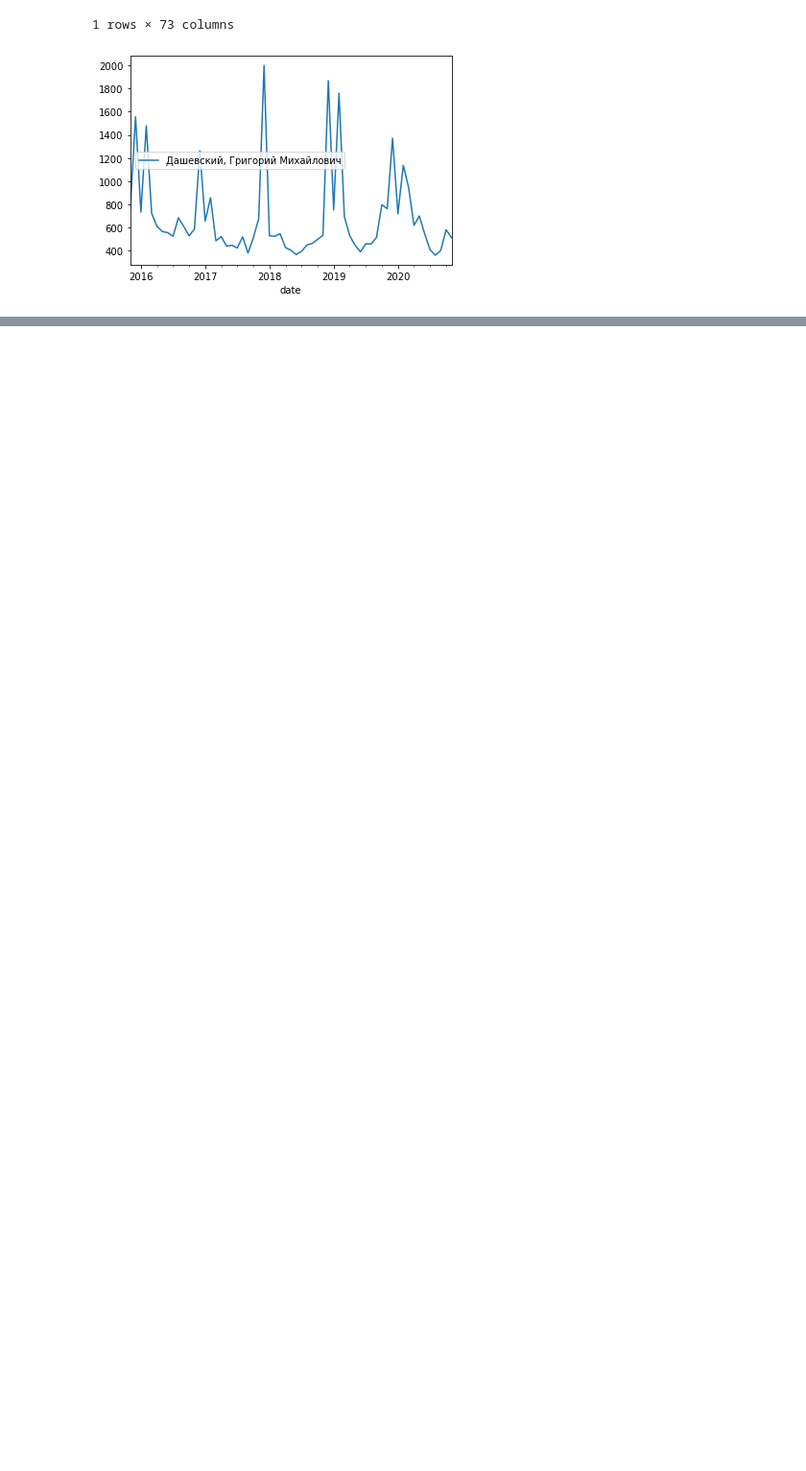
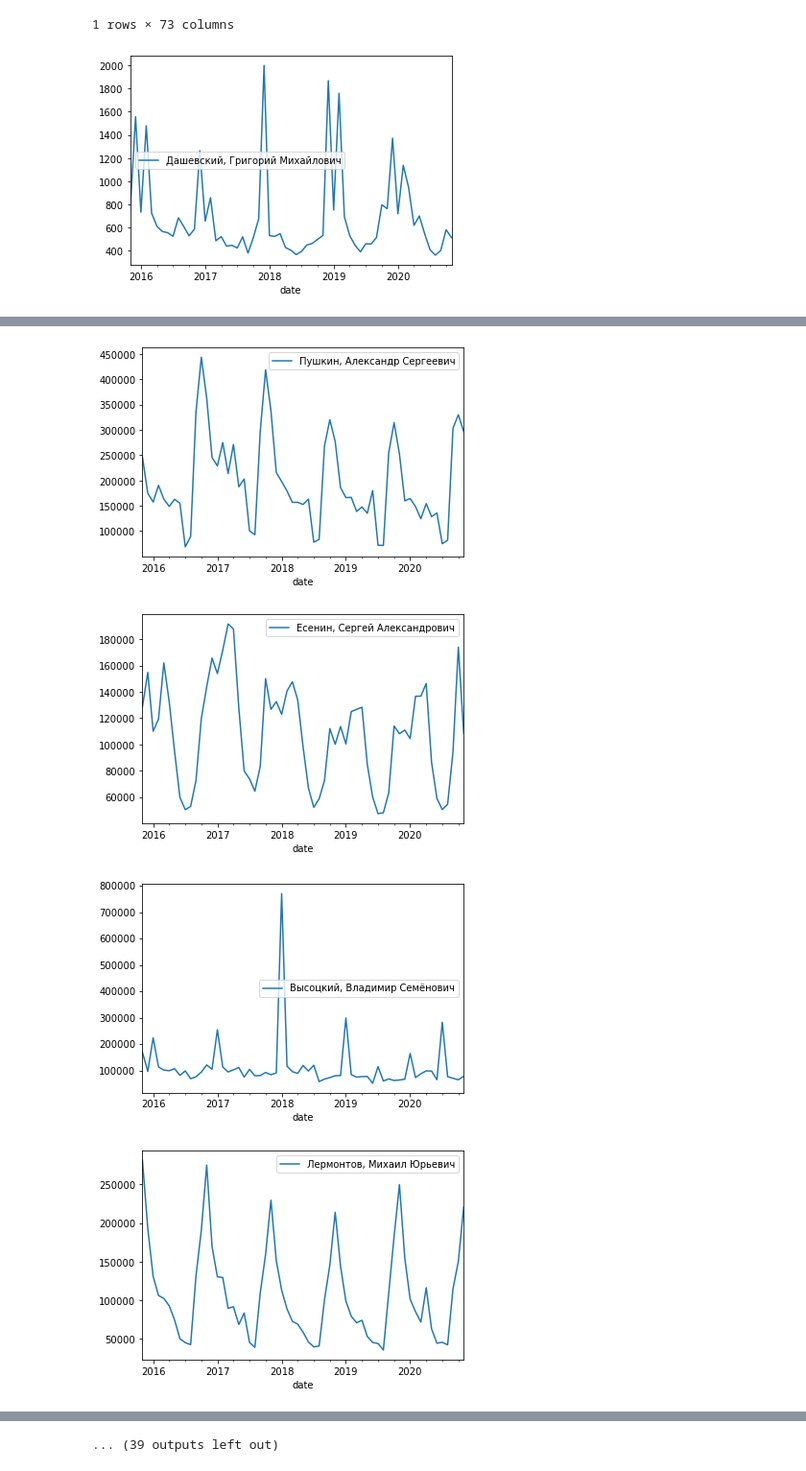
Before and after one commit to agbragin/russian-poetry-wikipedia-stats, a Jupyter notebook: 05-analysis.ipynb, the cells around one changed output, grey strips where cells are left out. Shown at 96% size. Saved outputs shown, nothing was run; the diff lists cells and outputs as text; code cells hidden in the pictures; blank space fills up the shorter version.

```diff
--- a/04-analysis.ipynb
+++ b/05-analysis.ipynb
@@ -551,0 +562,5 @@ plot_visits('Дашевский, Григорий Михайлович')
+# %%
+for i, x in enumerate(poet_stats['title'].iloc[:50]):
+    print('Автор: {} Позиция: {}'.format(x, i + 1))
+    plot_visits(x)
+# %% [output]
@@ -551,0 +584,4 @@ plot_visits('Дашевский, Григорий Михайлович')
+[figure, added]
+[figure, added]
+[figure, added]
+[figure, added]
@@ -551,0 +595 @@ plot_visits('Дашевский, Григорий Михайлович')
+... (39 outputs left out)
```
Also changed, not shown: parts of 4 cells of this notebook, 3 other files.
